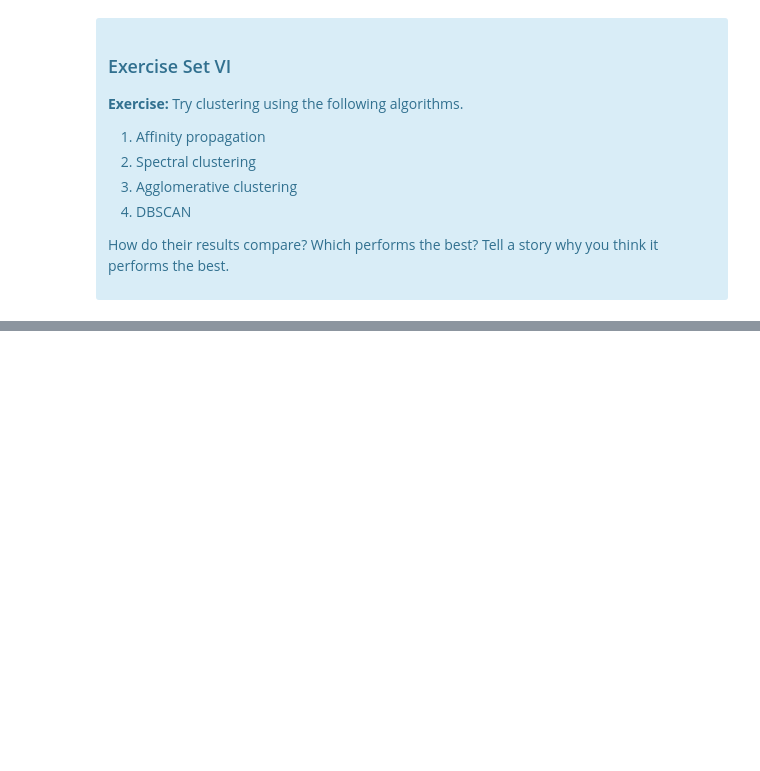
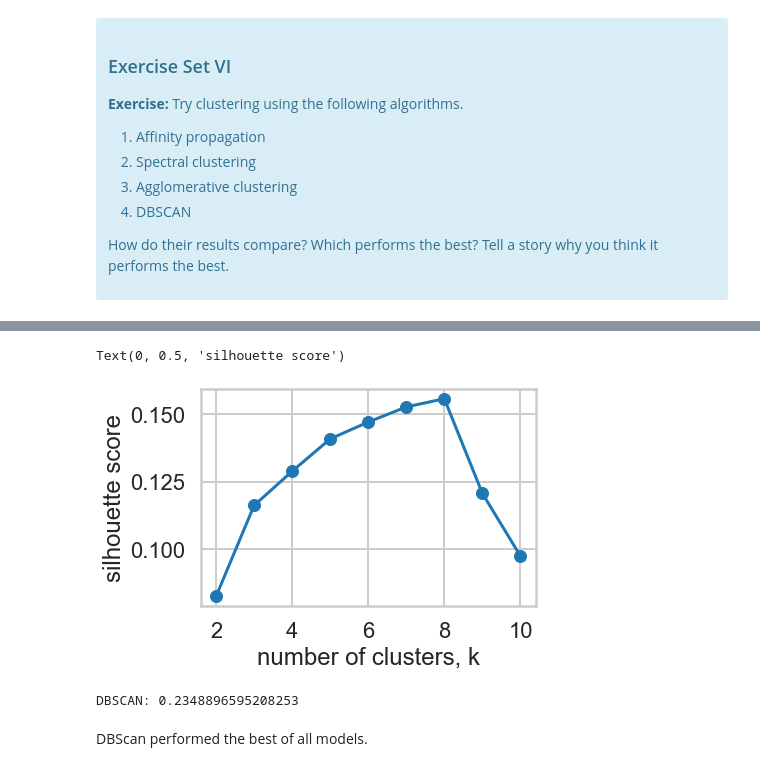
Before and after one commit to drewc77/Andrew-Call, a Jupyter notebook: Clustering Case Study - Customer Segmentation with K-Means - Tier 3-Andrew Call.ipynb, the cells around one changed output, grey strips where cells are left out. Drawn from its saved outputs; the diff is of its cells as text; code cells hidden in the pictures; blank space fills up the shorter version.

```diff
--- a/Clustering Case Study - Customer Segmentation with K-Means - Tier 3-Andrew Call.ipynb
+++ b/Clustering Case Study - Customer Segmentation with K-Means - Tier 3-Andrew Call.ipynb
@@ -554,0 +579,28 @@ cluster_assignments = model.fit_predict(X)
+# %%
+#agglomerative clustering
+
+n_clusts = range(2,11)
+silhouette=[]
+
+for k in n_clusts:
+    model = AgglomerativeClustering(n_clusters=k)
+    labels = model.fit_predict(X)
+    silhouette.append(silhouette_score(X, labels))
+
+# Plot
+plt.plot(n_clusts, silhouette, '-o')
+plt.xlabel('number of clusters, k')
+plt.ylabel('silhouette score')
+# %% [output]
+Text(0, 0.5, 'silhouette score')
+[figure, added]
+# %%
+#DBSCAN
+model = DBSCAN(eps=2)
+labels = model.fit_predict(X)
+silhouette = silhouette_score(X, labels)
+print('DBSCAN:', silhouette)
+# %% [output]
+DBSCAN: 0.2348896595208253
+# %% [markdown]
+DBScan performed the best of all models.
```
Also changed, not shown: parts of 4 cells of this notebook.
